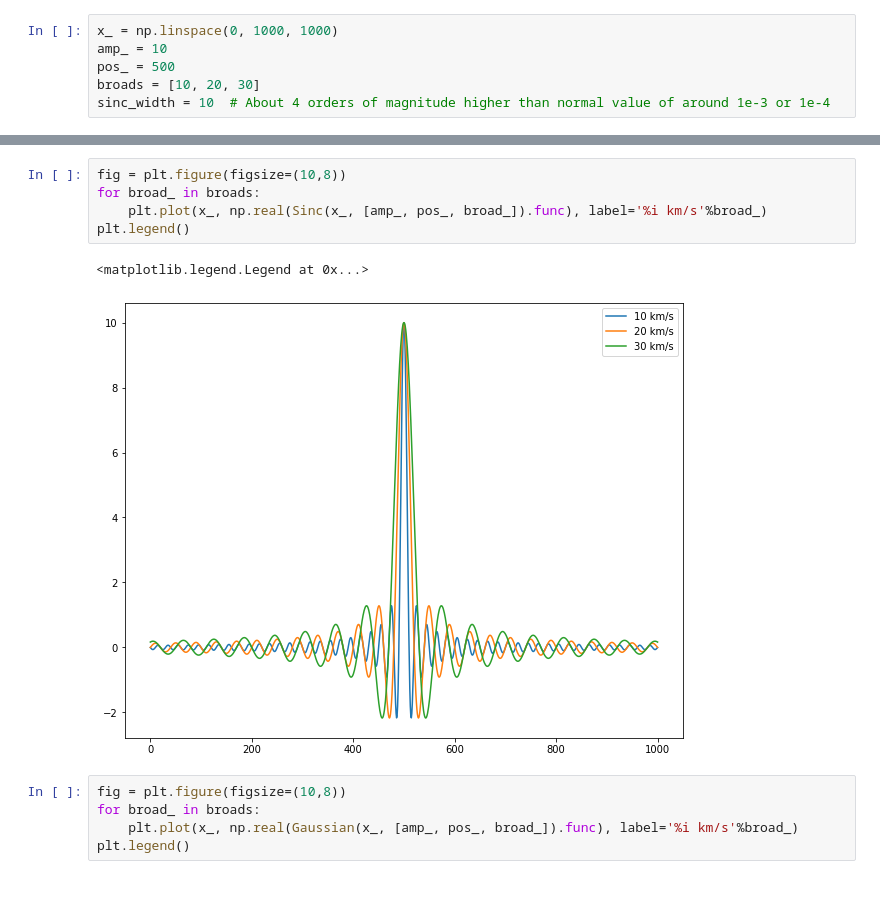
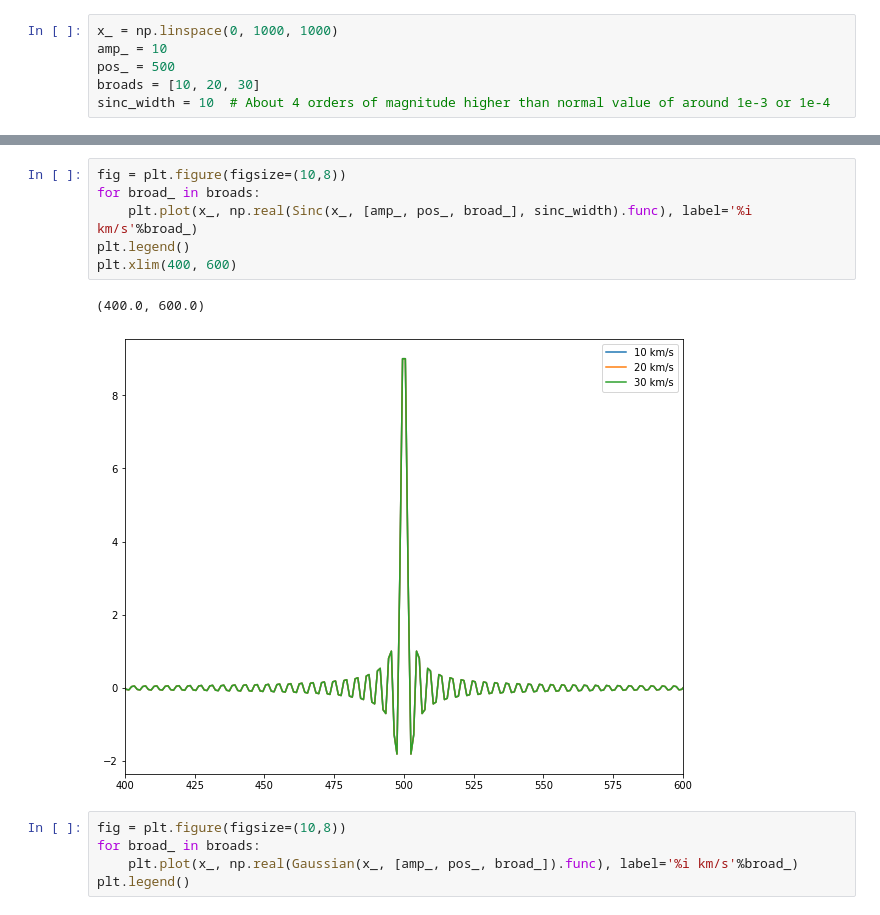
Before and after one commit to crhea93/LUCI, a Jupyter notebook: Notebooks/PlotingFunctions.ipynb, the cells around one changed output, grey strips where cells are left out. Cells and saved outputs as stored; diff of their text form.

```diff
--- a/Notebooks/PlotingFunctions.ipynb
+++ b/Notebooks/PlotingFunctions.ipynb
@@ -24,11 +24,12 @@ plt.legend()
 # %%
 fig = plt.figure(figsize=(10,8))
 for broad_ in broads:
-    plt.plot(x_, np.real(Sinc(x_, [amp_, pos_, broad_]).func), label='%i km/s'%broad_)
+    plt.plot(x_, np.real(Sinc(x_, [amp_, pos_, broad_], sinc_width).func), label='%i km/s'%broad_)
 plt.legend()
+plt.xlim(400, 600)
 # %% [output]
-<matplotlib.legend.Legend at 0x...>
+(400.0, 600.0)
-[figure, old version]
+[figure, new version]
 # %%
 fig = plt.figure(figsize=(10,8))
 for broad_ in broads:
```
Also changed, not shown: parts of 1 cell of this notebook, 3 other files.
